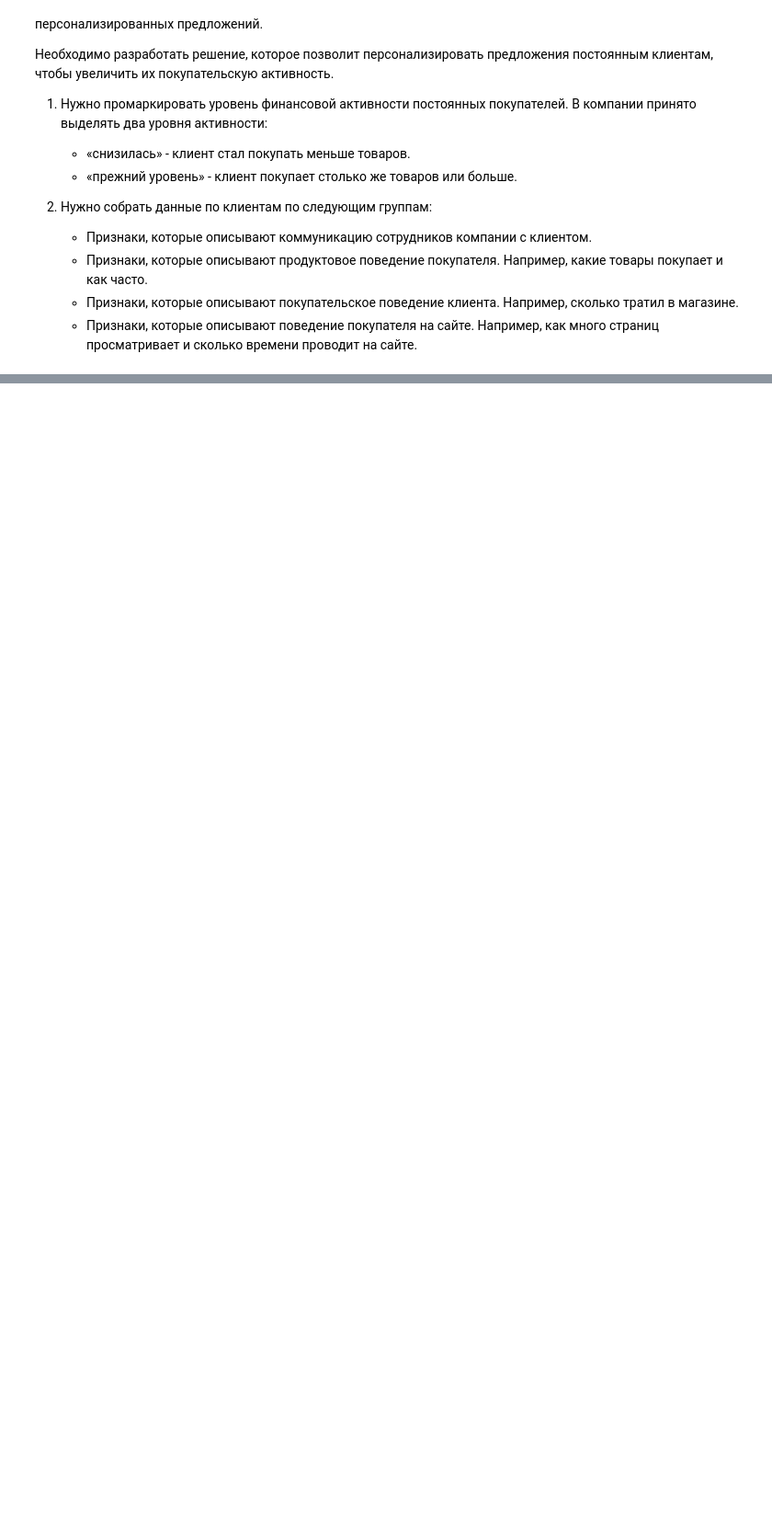
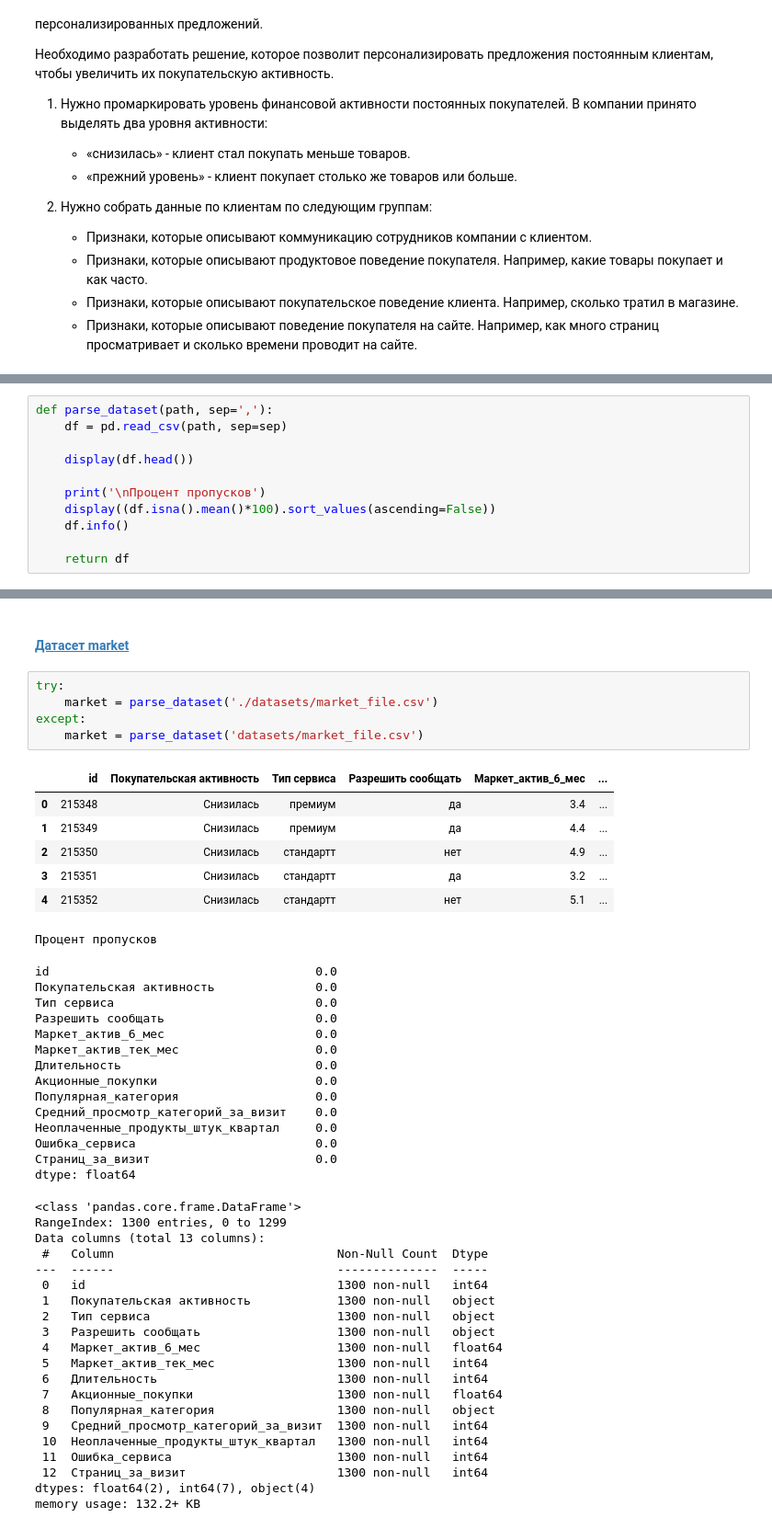
Before and after one commit to serguntsov/supervised_learning_one_click, a Jupyter notebook: market_one_click.ipynb, the cells around one changed output, grey strips where cells are left out. Shown: that part at 92% size. Drawn from its saved outputs; the diff is of its cells as text; blank space fills up the shorter version.

```diff
--- a/market_one_click.ipynb
+++ b/market_one_click.ipynb
@@ -118,0 +124,11 @@ from sklearn.metrics import accuracy_score, precision_score,recall_score, confus
+# %%
+def parse_dataset(path, sep=','):
+    df = pd.read_csv(path, sep=sep)
+
+    display(df.head())
+
+    print('\nПроцент пропусков')
+    display((df.isna().mean()*100).sort_values(ascending=False))
+    df.info()
+
+    return df
@@ -118,0 +139,49 @@ from sklearn.metrics import accuracy_score, precision_score,recall_score, confus
+# %% [markdown]
+#### [Датасет market](#market_file)
+# %%
+try:
+    market = parse_dataset('./datasets/market_file.csv')
+except:
+    market = parse_dataset('datasets/market_file.csv')
+# %% [output]
+|  | id | Покупательская активность | Тип сервиса | Разрешить сообщать | Маркет_актив_6_мес | ... |
+| 0 | 215348 | Снизилась | премиум | да | 3.4 | ... |
+| 1 | 215349 | Снизилась | премиум | да | 4.4 | ... |
+| 2 | 215350 | Снизилась | стандартт | нет | 4.9 | ... |
+| 3 | 215351 | Снизилась | стандартт | да | 3.2 | ... |
+| 4 | 215352 | Снизилась | стандартт | нет | 5.1 | ... |
+Процент пропусков
+id                                     0.0
+Покупательская активность              0.0
+Тип сервиса                            0.0
+Разрешить сообщать                     0.0
+Маркет_актив_6_мес                     0.0
+Маркет_актив_тек_мес                   0.0
+Длительность                           0.0
+Акционные_покупки                      0.0
+Популярная_категория                   0.0
+Средний_просмотр_категорий_за_визит    0.0
+Неоплаченные_продукты_штук_квартал     0.0
+Ошибка_сервиса                         0.0
+Страниц_за_визит                       0.0
+dtype: float64
+<class 'pandas.core.frame.DataFrame'>
+RangeIndex: 1300 entries, 0 to 1299
+Data columns (total 13 columns):
+ #   Column                               Non-Null Count  Dtype
+---  ------                               --------------  -----
+ 0   id                                   1300 non-null   int64
+ 1   Покупательская активность            1300 non-null   object
+ 2   Тип сервиса                          1300 non-null   object
+ 3   Разрешить сообщать                   1300 non-null   object
+ 4   Маркет_актив_6_мес                   1300 non-null   float64
+ 5   Маркет_актив_тек_мес                 1300 non-null   int64
+ 6   Длительность                         1300 non-null   int64
+ 7   Акционные_покупки                    1300 non-null   float64
+ 8   Популярная_категория                 1300 non-null   object
+ 9   Средний_просмотр_категорий_за_визит  1300 non-null   int64
+ 10  Неоплаченные_продукты_штук_квартал   1300 non-null   int64
+ 11  Ошибка_сервиса                       1300 non-null   int64
+ 12  Страниц_за_визит                     1300 non-null   int64
+dtypes: float64(2), int64(7), object(4)
+memory usage: 132.2+ KB
```
Also changed, not shown: parts of 43 cells of this notebook.
